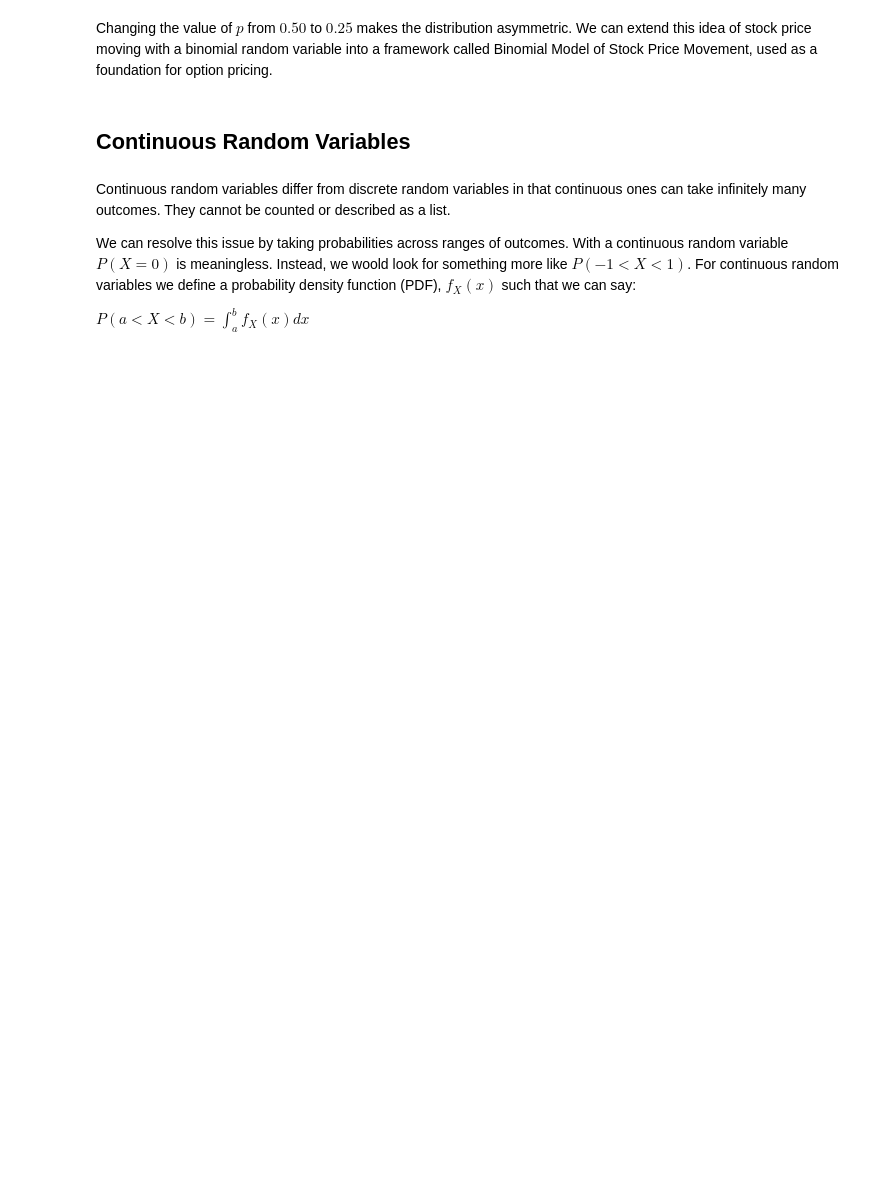
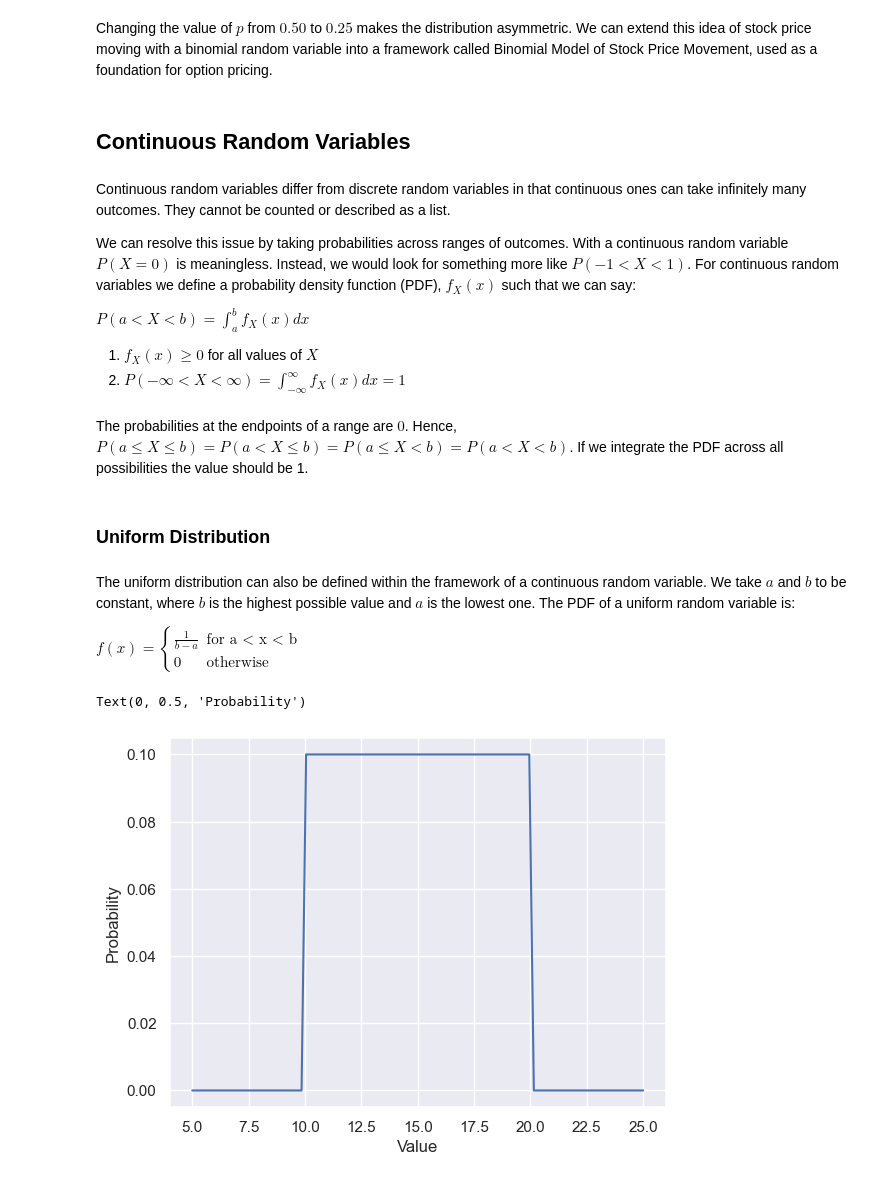
Before and after one commit to JBobbyy/quant-start, a Jupyter notebook: 9-random_variables.ipynb, the cells around one changed output. Drawn from its saved outputs; the diff is of its cells as text; code cells hidden in the pictures; blank space fills up the shorter version.

Commit message:
Finished random variables.

```diff
--- a/9-random_variables.ipynb
+++ b/9-random_variables.ipynb
@@ -117,6 +118,11 @@ Changing the value of $p$ from $0.50$ to $0.25$ makes the distribution asymmetri
 # %% [markdown]
 Continuous random variables differ from discrete random variables in that continuous ones can take infinitely many outcomes. They cannot be counted or described as a list.
 
-We can resolve this issue by taking probabilities across ranges of outcomes. With a continuous random variable $P(X = 0)$ is meaningless. Instead, we woold look for something more like $P(-1 < X < 1)$. For continuous random variables we define a probability density function (PDF), $f_X(x)$ such that we can say:
+We can resolve this issue by taking probabilities across ranges of outcomes. With a continuous random variable $P(X = 0)$ is meaningless. Instead, we would look for something more like $P(-1 < X < 1)$. For continuous random variables we define a probability density function (PDF), $f_X(x)$ such that we can say:
 
 $P(a < X < b) = \int_a^b f_X(x)dx$
+
+1. $f_X(x) \ge 0$ for all values of $X$
+2. $P(-\infty < X < \infty) = \int_{-\infty}^{\infty}{f_X(x)dx} = 1$
+# %% [markdown]
+The probabilities at the endpoints of a range are $0$. Hence, $P(a \le X \le b) = P(a < X \le b) = P(a \le X < b) = P(a < X < b)$. If we integrate the PDF across all possibilities the value should be 1.
@@ -122,0 +139,17 @@ $P(a < X < b) = \int_a^b f_X(x)dx$
+# %% [markdown]
+### Uniform Distribution
+# %% [markdown]
+The uniform distribution can also be defined within the framework of a continuous random variable. We take $a$ and $b$ to be constant, where $b$ is the highest possible value and $a$ is the lowest one. The PDF of a uniform random variable is:
+
+$f(x) = \begin{cases}\frac{1}{b - a} & \text{for a < x < b} \\ 0 & \text{otherwise}\end{cases}$
+# %%
+a = 10.0
+b = 20.0
+x = np.linspace(5, 25, 100)
+y = [1/(b-a) if (a < i < b) else 0 for i in x]
+plt.plot(x, y)
+plt.xlabel("Value")
+plt.ylabel("Probability")
+# %% [output]
+Text(0, 0.5, 'Probability')
+[figure, added]
```
Also changed, not shown: parts of 33 cells of this notebook.
